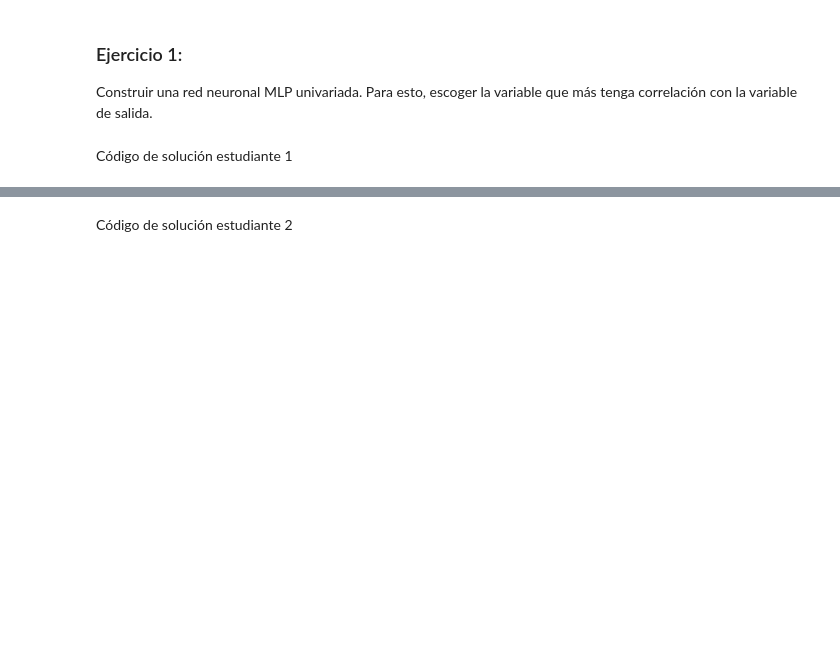
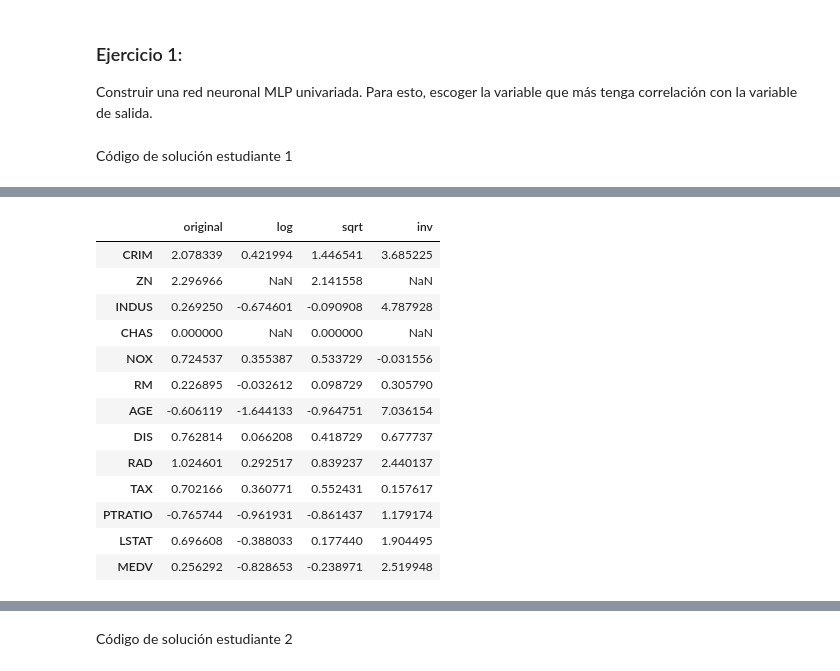
Before and after one commit to xagallegos/ProyectoConjunto_XGallegos_SDDue-as, a Jupyter notebook: Tarea4.ipynb, the cells around one changed output, grey strips where cells are left out. Cells and saved outputs as stored; diff of their text form; code cells hidden in the pictures; blank space fills up the shorter version.

```diff
--- a/Tarea4.ipynb
+++ b/Tarea4.ipynb
@@ -66,0 +133,17 @@ Código de solución estudiante 1
+# %%
+skew
+# %% [output]
+|  | original | log | sqrt | inv |
+| CRIM | 2.078339 | 0.421994 | 1.446541 | 3.685225 |
+| ZN | 2.296966 | NaN | 2.141558 | NaN |
+| INDUS | 0.269250 | -0.674601 | -0.090908 | 4.787928 |
+| CHAS | 0.000000 | NaN | 0.000000 | NaN |
+| NOX | 0.724537 | 0.355387 | 0.533729 | -0.031556 |
+| RM | 0.226895 | -0.032612 | 0.098729 | 0.305790 |
+| AGE | -0.606119 | -1.644133 | -0.964751 | 7.036154 |
+| DIS | 0.762814 | 0.066208 | 0.418729 | 0.677737 |
+| RAD | 1.024601 | 0.292517 | 0.839237 | 2.440137 |
+| TAX | 0.702166 | 0.360771 | 0.552431 | 0.157617 |
+| PTRATIO | -0.765744 | -0.961931 | -0.861437 | 1.179174 |
+| LSTAT | 0.696608 | -0.388033 | 0.177440 | 1.904495 |
+| MEDV | 0.256292 | -0.828653 | -0.238971 | 2.519948 |
```
Also changed, not shown: parts of 16 cells of this notebook.
